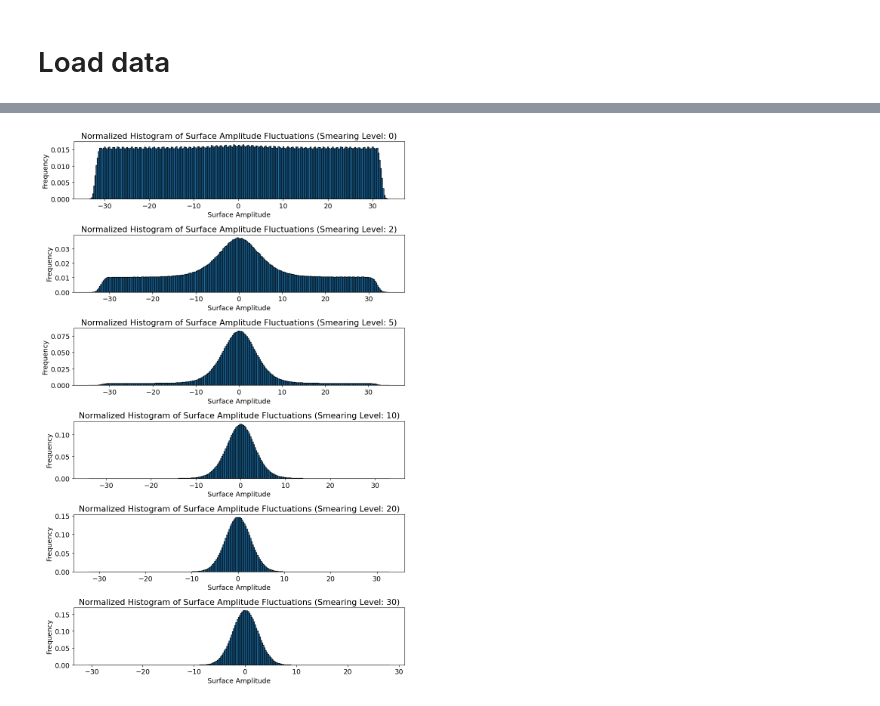
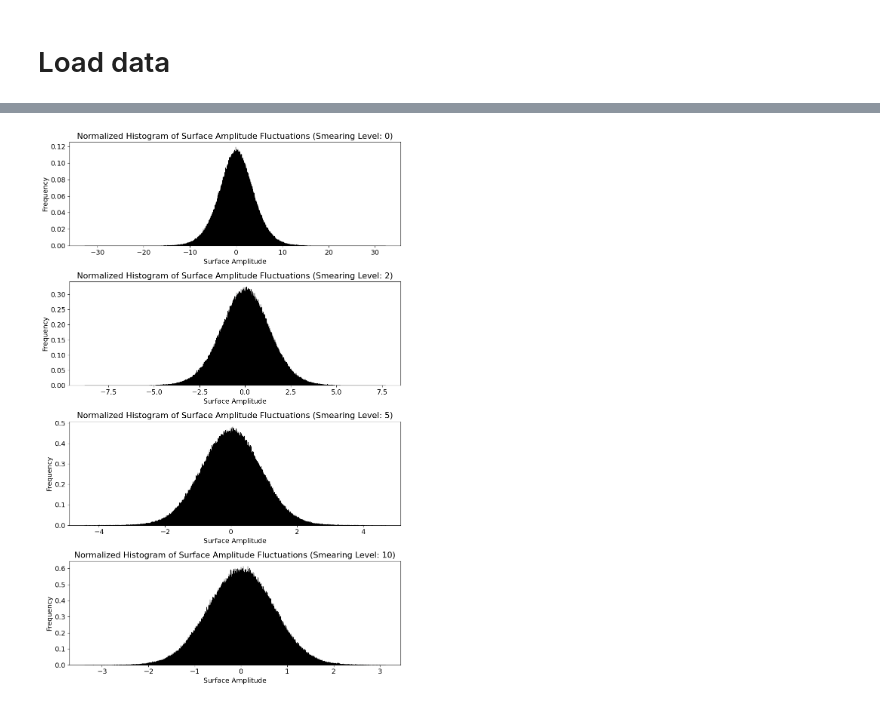
Before and after one commit to Haaaaron/SUN_twist_python_analysis, a Jupyter notebook: notebooks/SUN_surface_amplitude.ipynb, the cells around one changed output, grey strips where cells are left out. Cells and saved outputs as stored; diff of their text form; code cells hidden in the pictures.

```diff
--- a/notebooks/SUN_surface_amplitude.ipynb
+++ b/notebooks/SUN_surface_amplitude.ipynb
@@ -17,5 +14,5 @@ The autoreload extension is already loaded. To reload it, use:
 # %% [markdown]
 # Load data
 # %%
-folders = utility.list_all_folders(globals.data_path,"60-60-86-6")
+folders = utility.list_all_folders(globals.data_path,"test")
 # %% [output]
@@ -31,8 +23,6 @@ folders = utility.list_all_folders(globals.data_path,"60-60-86-6")
 # %%
-from modules.globals import folder_names
-
 smooth_surfaces= {}
-choose_folder = 0
+choose_folder = 2
 folder = folders[choose_folder]
 files = glob.glob(os.path.join(folder, "surface_smooth_*"))
 for file in files:
@@ -60,26 +67,30 @@ Smearing Level: 30
 # %%
 # Create a dictionary to store fluctuations for each smearing level
 fluctuations_dict = {}
 thermalization = 1000
 plt.rcParams.update({'font.size': 13})
 
 for smearing_level, surface_data in smooth_surfaces.items():
-    post_thermalization_data = surface_data[thermalization:thermalization+10000]
+    post_thermalization_data = surface_data[thermalization:]
     mean_z_values = np.mean(post_thermalization_data[:, :, 2], axis=1)
     fluctuations = post_thermalization_data[:, :, 2] - mean_z_values[:, np.newaxis]
     fluctuations_dict[smearing_level] = fluctuations.flatten()
 
 # Plotting all histograms in subplots
 num_plots = len(fluctuations_dict)
 fig, axes = plt.subplots(num_plots, 1, figsize=(10,15))
 
+# If there is only one histogram to be plotted, axes is not an array
+if num_plots == 1:
+    axes = [axes]
+
 for ax, (smearing_level, fluctuations) in zip(axes, fluctuations_dict.items()):
-    ax.hist(fluctuations, edgecolor='black', bins=64*4, density=True)
+    ax.hist(fluctuations, edgecolor='black', bins=64*100, density=True)
     ax.set_xlabel('Surface Amplitude')
     ax.set_ylabel('Frequency')
     ax.set_title(f'Normalized Histogram of Surface Amplitude Fluctuations (Smearing Level: {smearing_level})')
 
 plt.tight_layout()
 plt.show()
 # %% [output]
-[figure, old version]
+[figure, new version]
```
Also changed, not shown: parts of 6 cells of this notebook, 25 other files.
